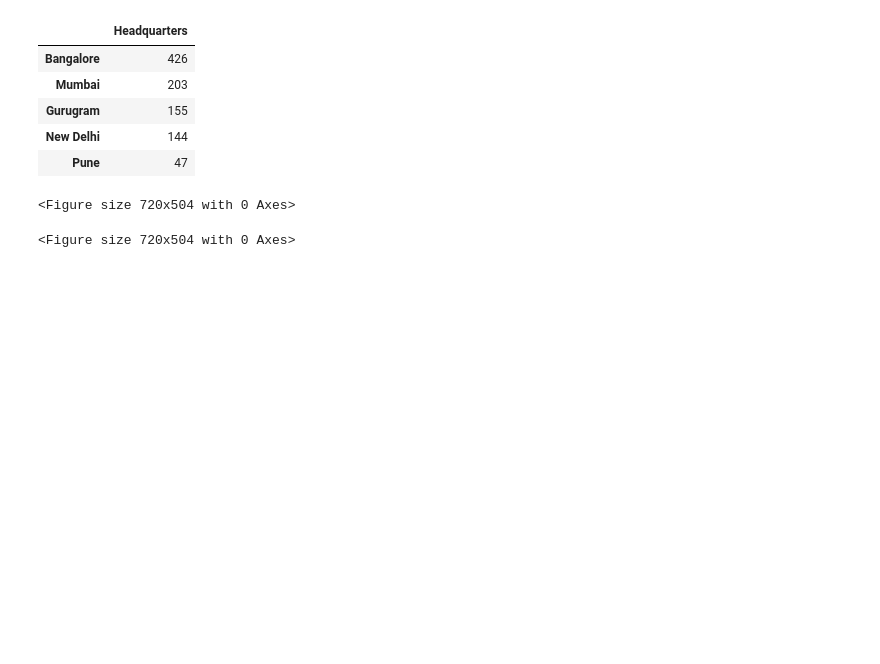
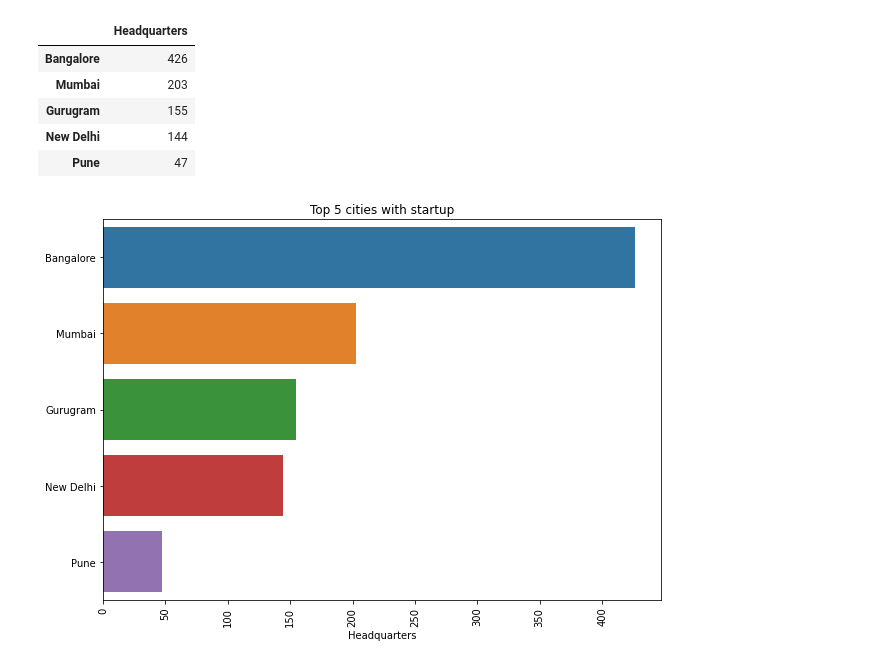
Before and after one commit to sithart/Datascience, a Jupyter notebook: Data_analysis/india_startup_analysis.ipynb, the cells around one changed output. Drawn from its saved outputs; the diff is of its cells as text; code cells hidden in the pictures; blank space fills up the shorter version.

```diff
--- a/Data_analysis/india_startup_analysis.ipynb
+++ b/Data_analysis/india_startup_analysis.ipynb
@@ -130,6 +130,8 @@ top_5_cities
 # %%
 plt.figure(figsize=(10,7))
 sns.barplot(data=data, x= top_5_cities['Headquarters'], y= top_5_cities.index)
+plt.xticks(rotation=90)
+plt.title("Top 5 cities with startup")
+plt.show()
 # %% [output]
-<Figure size 720x504 with 0 Axes>
-<Figure size 720x504 with 0 Axes>
+[figure, added]
```
Also changed, not shown: parts of 4 cells of this notebook, 2 other files.
